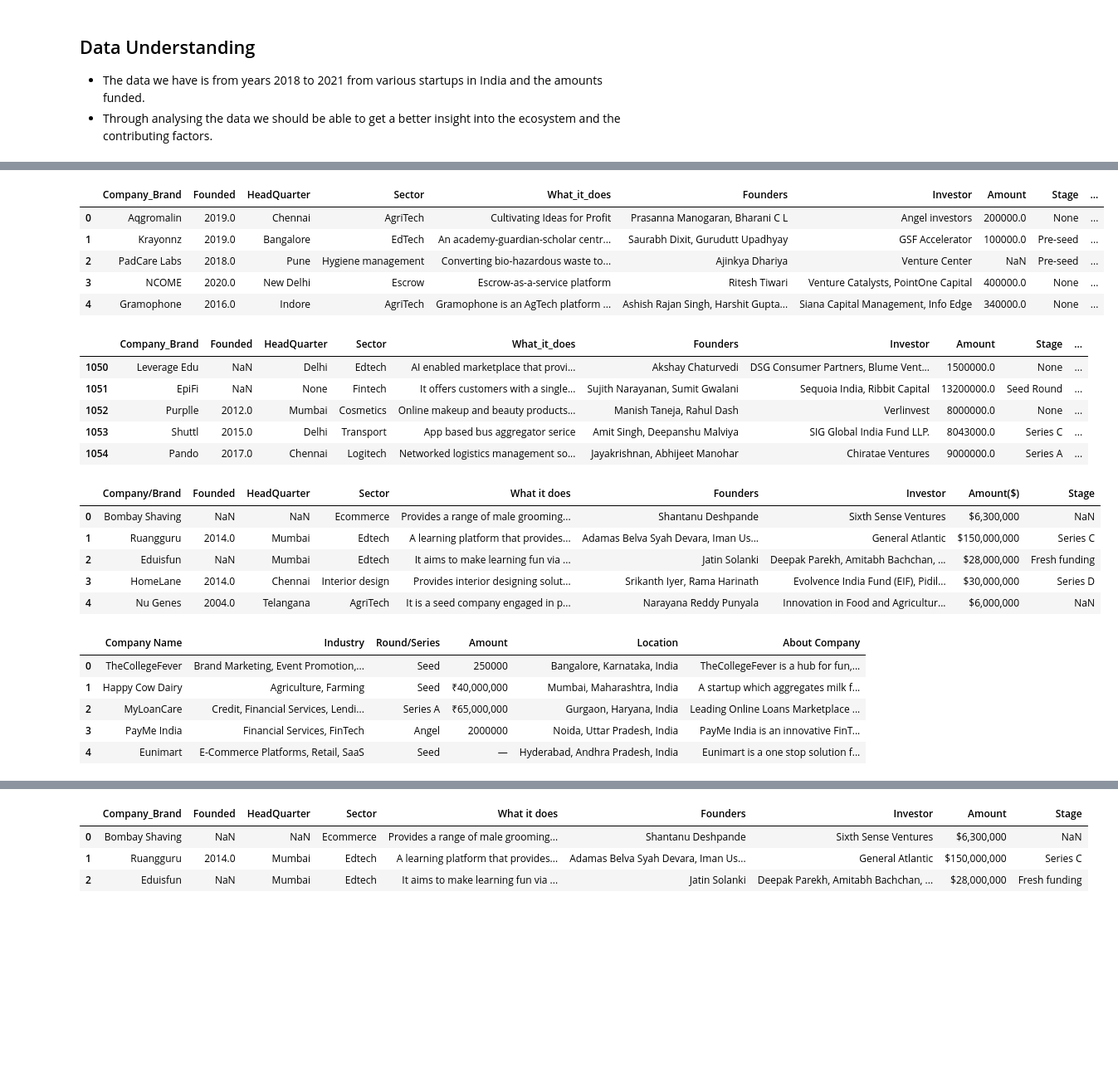
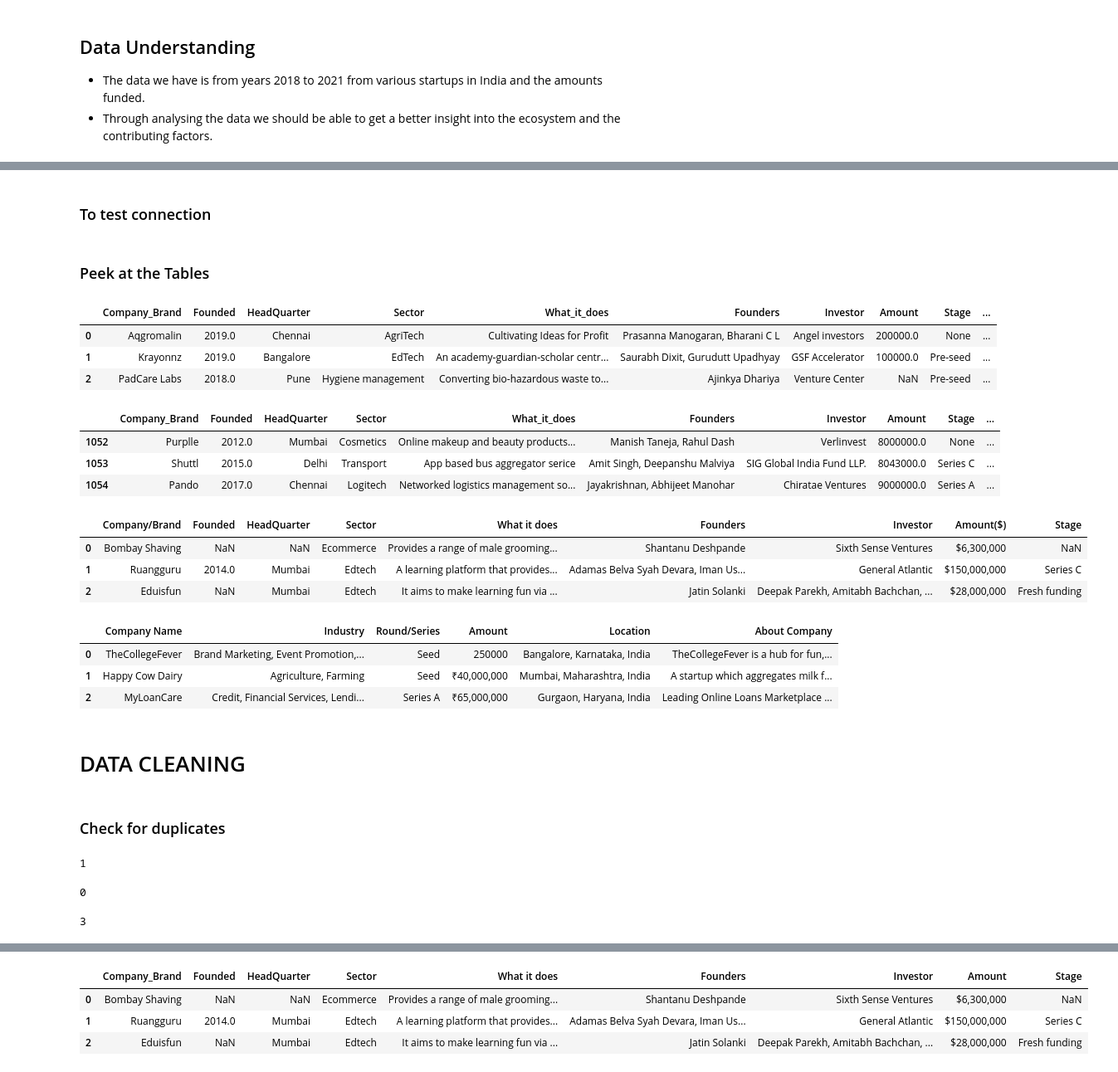
Before and after one commit to qochieng/Data-analysis-of-Startups-Funding-in-India, a Jupyter notebook: Startup-Project.ipynb, the cells around one changed output, grey strips where cells are left out. Shown: that part at 83% size. Cells and saved outputs as stored; diff of their text form; code cells hidden in the pictures; blank space fills up the shorter version.

```diff
--- a/Startup-Project.ipynb
+++ b/Startup-Project.ipynb
@@ -46,6 +46,8 @@ DB_NAME  = credentials["DBNAME"]
 connection = f"DRIVER={{SQL Server}};SERVER={SERV};DATABASE={DB_NAME};UID={USERNAME};PWD={PASSWORD}"  # Connection to the Database
 # %%
 conn = pyodbc.connect(connection)
+# %% [markdown]
+### To test connection
 # %%
 # To test connection
 
@@ -61,36 +63,46 @@ combine= pd.concat([df2018,df19,df20,df21],ignore_index=True)
+# %% [markdown]
+### Peek at the Tables
 # %%
-df21.head()
+df21.head(3)
 # %% [output]
 |  | Company_Brand | Founded | HeadQuarter | Sector | What_it_does | Founders | Investor | Amount | Stage | ... |
 | 0 | Aqgromalin | 2019.0 | Chennai | AgriTech | Cultivating Ideas for Profit | Prasanna Manogaran, Bharani C L | Angel investors | 200000.0 | None | ... |
 | 1 | Krayonnz | 2019.0 | Bangalore | EdTech | An academy-guardian-scholar centr... | Saurabh Dixit, Gurudutt Upadhyay | GSF Accelerator | 100000.0 | Pre-seed | ... |
 | 2 | PadCare Labs | 2018.0 | Pune | Hygiene management | Converting bio-hazardous waste to... | Ajinkya Dhariya | Venture Center | NaN | Pre-seed | ... |
-| 3 | NCOME | 2020.0 | New Delhi | Escrow | Escrow-as-a-service platform | Ritesh Tiwari | Venture Catalysts, PointOne Capital | 400000.0 | None | ... |
-| 4 | Gramophone | 2016.0 | Indore | AgriTech | Gramophone is an AgTech platform ... | Ashish Rajan Singh, Harshit Gupta... | Siana Capital Management, Info Edge | 340000.0 | None | ... |
 # %%
-df20.tail()
+df20.tail(3)
 # %% [output]
 |  | Company_Brand | Founded | HeadQuarter | Sector | What_it_does | Founders | Investor | Amount | Stage | ... |
-| 1050 | Leverage Edu | NaN | Delhi | Edtech | AI enabled marketplace that provi... | Akshay Chaturvedi | DSG Consumer Partners, Blume Vent... | 1500000.0 | None | ... |
-| 1051 | EpiFi | NaN | None | Fintech | It offers customers with a single... | Sujith Narayanan, Sumit Gwalani | Sequoia India, Ribbit Capital | 13200000.0 | Seed Round | ... |
 | 1052 | Purplle | 2012.0 | Mumbai | Cosmetics | Online makeup and beauty products... | Manish Taneja, Rahul Dash | Verlinvest | 8000000.0 | None | ... |
 | 1053 | Shuttl | 2015.0 | Delhi | Transport | App based bus aggregator serice | Amit Singh, Deepanshu Malviya | SIG Global India Fund LLP. | 8043000.0 | Series C | ... |
 | 1054 | Pando | 2017.0 | Chennai | Logitech | Networked logistics management so... | Jayakrishnan, Abhijeet Manohar | Chiratae Ventures | 9000000.0 | Series A | ... |
 # %%
-df19.head()
+df19.head(3)
 # %% [output]
 |  | Company/Brand | Founded | HeadQuarter | Sector | What it does | Founders | Investor | Amount($) | Stage |
 | 0 | Bombay Shaving | NaN | NaN | Ecommerce | Provides a range of male grooming... | Shantanu Deshpande | Sixth Sense Ventures | $6,300,000 | NaN |
 | 1 | Ruangguru | 2014.0 | Mumbai | Edtech | A learning platform that provides... | Adamas Belva Syah Devara, Iman Us... | General Atlantic | $150,000,000 | Series C |
 | 2 | Eduisfun | NaN | Mumbai | Edtech | It aims to make learning fun via ... | Jatin Solanki | Deepak Parekh, Amitabh Bachchan, ... | $28,000,000 | Fresh funding |
-| 3 | HomeLane | 2014.0 | Chennai | Interior design | Provides interior designing solut... | Srikanth Iyer, Rama Harinath | Evolvence India Fund (EIF), Pidil... | $30,000,000 | Series D |
-| 4 | Nu Genes | 2004.0 | Telangana | AgriTech | It is a seed company engaged in p... | Narayana Reddy Punyala | Innovation in Food and Agricultur... | $6,000,000 | NaN |
 # %%
-df2018.head()
+df2018.head(3)
 # %% [output]
 |  | Company Name | Industry | Round/Series | Amount | Location | About Company |
 | 0 | TheCollegeFever | Brand Marketing, Event Promotion,... | Seed | 250000 | Bangalore, Karnataka, India | TheCollegeFever is a hub for fun,... |
 | 1 | Happy Cow Dairy | Agriculture, Farming | Seed | ₹40,000,000 | Mumbai, Maharashtra, India | A startup which aggregates milk f... |
 | 2 | MyLoanCare | Credit, Financial Services, Lendi... | Series A | ₹65,000,000 | Gurgaon, Haryana, India | Leading Online Loans Marketplace ... |
-| 3 | PayMe India | Financial Services, FinTech | Angel | 2000000 | Noida, Uttar Pradesh, India | PayMe India is an innovative FinT... |
-| 4 | Eunimart | E-Commerce Platforms, Retail, SaaS | Seed | — | Hyderabad, Andhra Pradesh, India | Eunimart is a one stop solution f... |
+# %% [markdown]
+# DATA CLEANING
+# %% [markdown]
+### Check for duplicates
+# %%
+df2018.duplicated().sum()
+# %% [output]
+1
+# %%
+df19.duplicated().sum()
+# %% [output]
+0
+# %%
+df20.duplicated().sum()
+# %% [output]
+3
```
Also changed, not shown: parts of 52 cells of this notebook, 1 other file.
